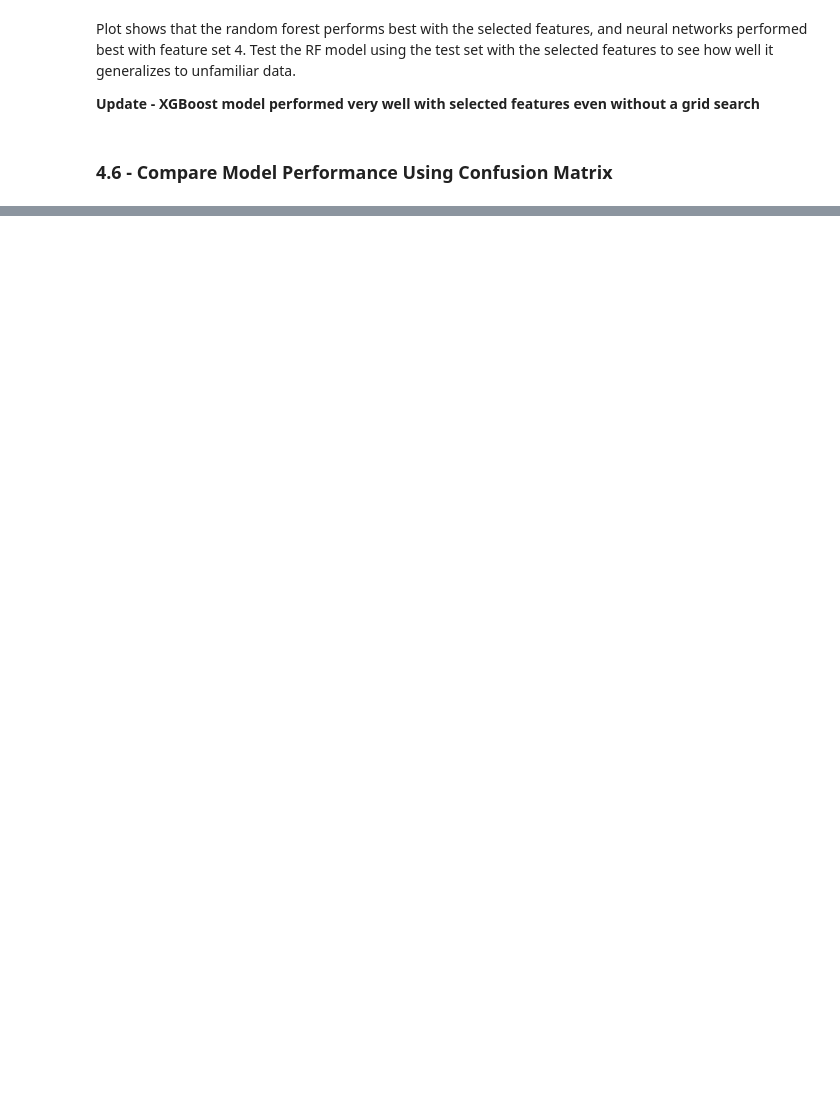
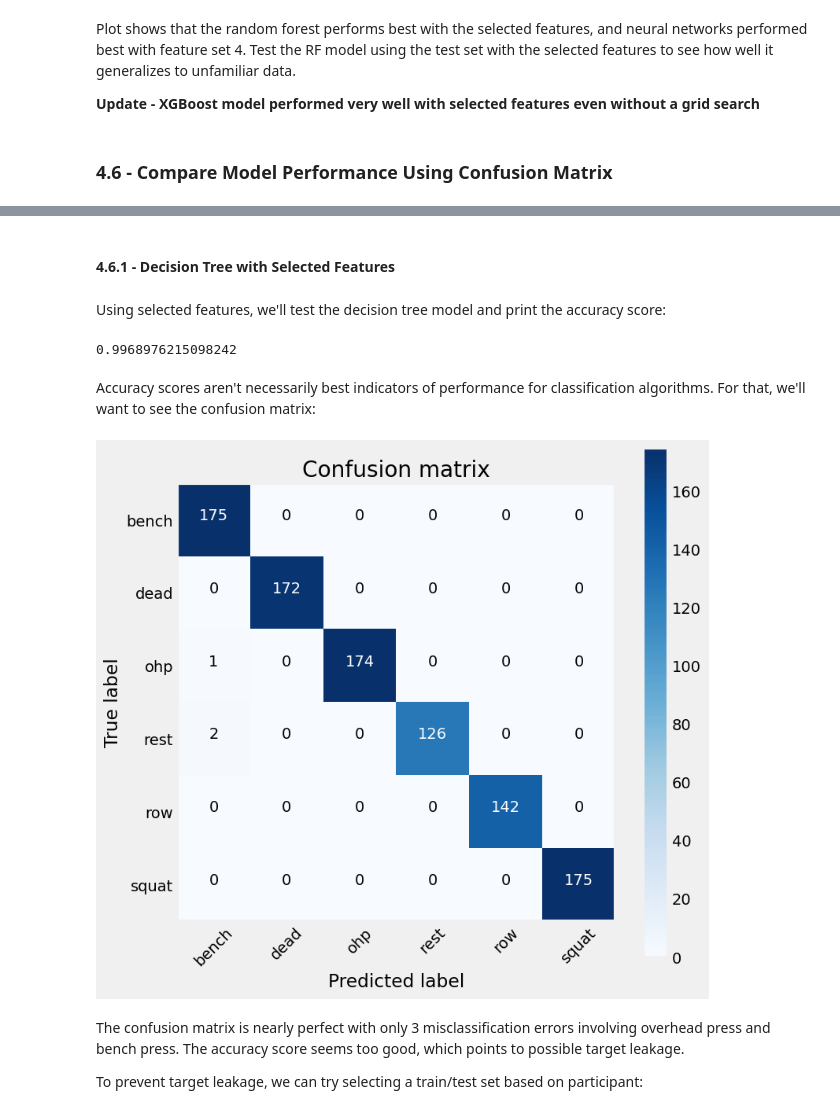
Before and after one commit to nkeblawi/nk-fitness-tracker, a Jupyter notebook: notebooks/nk-fitness-tracker-p4-predictive-modeling.ipynb, the cells around one changed output, grey strips where cells are left out. Drawn from its saved outputs; the diff is of its cells as text; code cells hidden in the pictures; blank space fills up the shorter version.

Commit message:
Created confusion matrices to commpare models

```diff
--- a/notebooks/nk-fitness-tracker-p4-predictive-modeling.ipynb
+++ b/notebooks/nk-fitness-tracker-p4-predictive-modeling.ipynb
@@ -354,0 +360,32 @@ To be continued...
+# %% [markdown]
+#### 4.6.1 - Decision Tree with Selected Features
+# %% [markdown]
+Using selected features, we'll test the decision tree model and print the accuracy score:
+# %%
+(
+    class_train_y,
+    class_test_y,
+    class_train_prob_y,
+    class_test_prob_y,
+) = learner.decision_tree(
+    X_train[selected_features], y_train, X_test[selected_features], gridsearch=True
+)
+
+# Get accuracy score
+accuracy = accuracy_score(y_test, class_test_y)
+print(accuracy)
+# %% [output]
+0.9968976215098242
+# %% [markdown]
+Accuracy scores aren't necessarily best indicators of performance for classification algorithms. For that, we'll want to see the confusion matrix:
+# %%
+classes = class_test_prob_y.columns
+cm = confusion_matrix(y_test, class_test_y, labels=classes)
+
+vis.plot_confusion_matrix(cm, classes)
+# %% [output]
+[figure, added]
+# %% [markdown]
+The confusion matrix is nearly perfect with only 3 misclassification errors involving overhead press and bench press. The accuracy score seems too good, which points to possible target leakage.
+
+To prevent target leakage, we can try selecting a train/test set based on participant:
```
Also changed, not shown: parts of 31 cells of this notebook, 2 other files.
